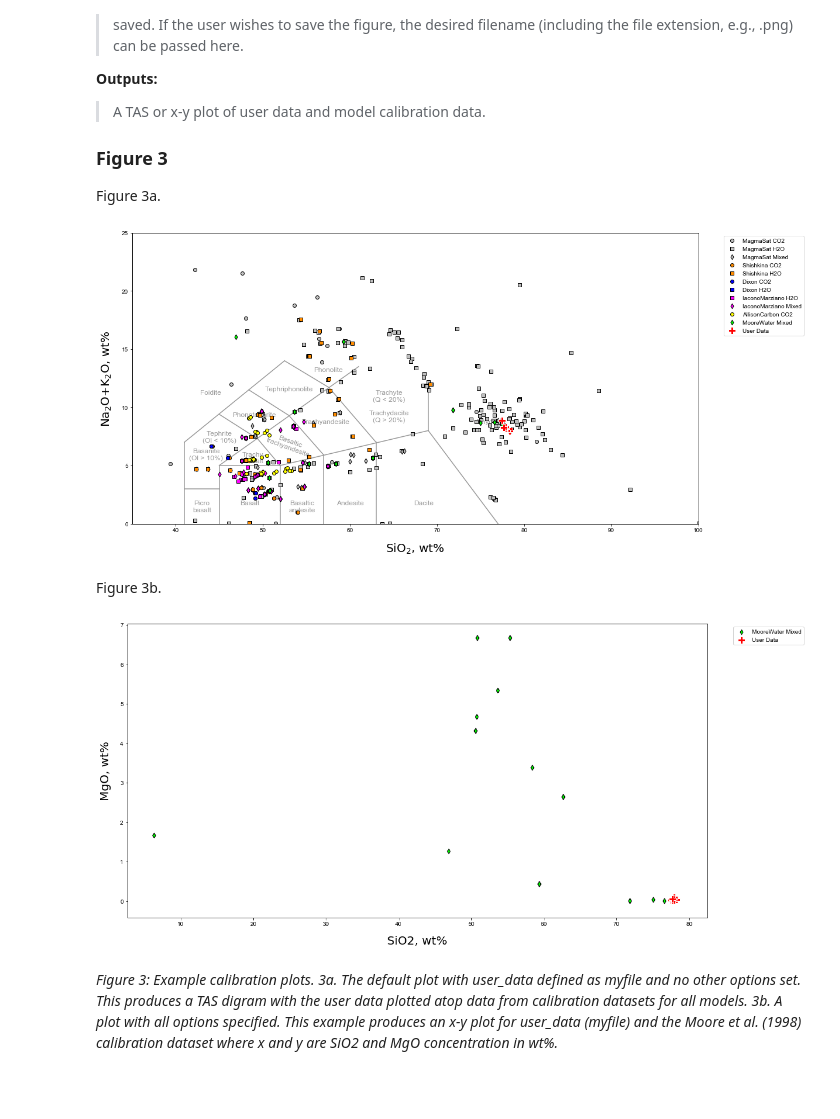
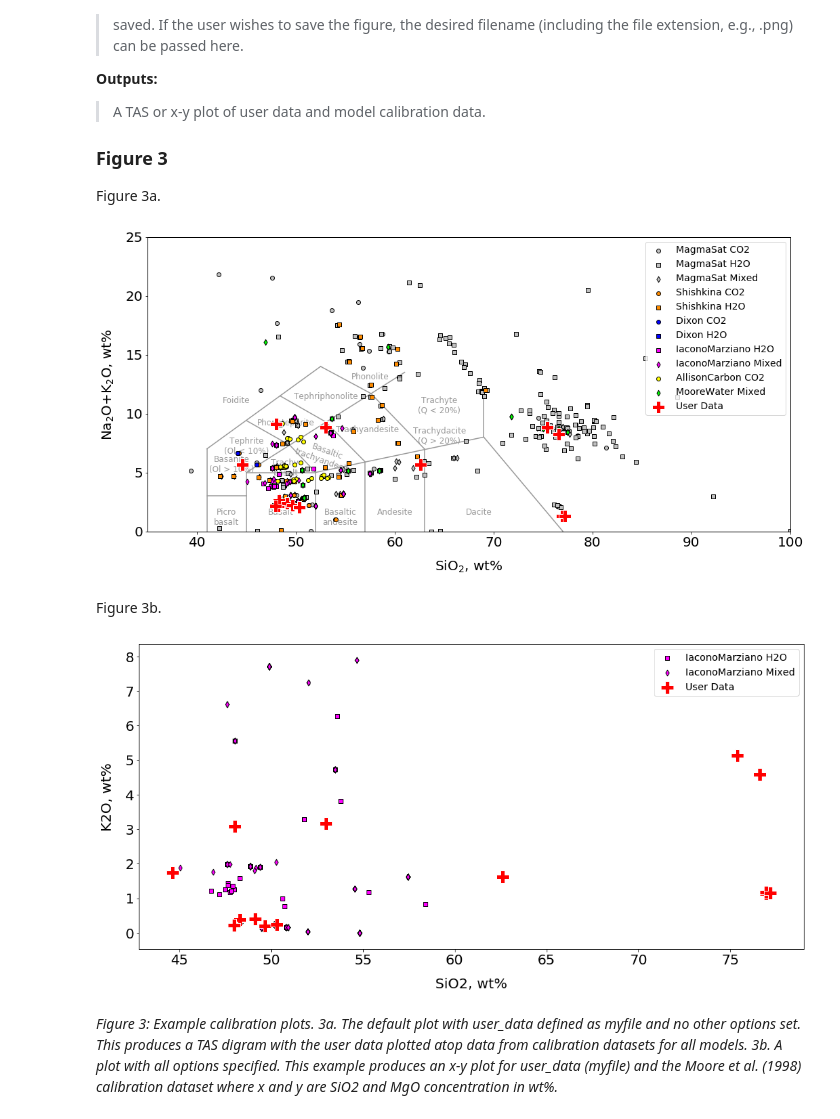
Before and after one commit to kaylai/VESIcal, a Jupyter notebook: manuscript/Manuscript.ipynb, the cells around one changed output. Saved outputs shown, nothing was run; the diff lists cells and outputs as text; code cells hidden in the pictures; blank space fills up the shorter version.

Commit message:
Update example datasets.

```diff
--- a/manuscript/Manuscript.ipynb
+++ b/manuscript/Manuscript.ipynb
@@ -278,7 +264,7 @@ The standard units used by VESIcal are always pressure in bars, temperature in $
 **Outputs:**<br>
 >A special type of python object defined in the VESIcal code known as an ExcelFile object.
 # %%
-myfile = v.ExcelFile('example_data.xlsx', input_type='wtpercent')
+myfile = v.ExcelFile('../testDataSets/example_data.xlsx', input_type='wtpercent')
 
 # A number of example datasets are included and can be imported to this manuscript (TableX).
 # Replace the line of code above with any of the following.
@@ -372,13 +361,13 @@ Figure 3a.
 # %%
 v.calib_plot(user_data=myfile)
 # %% [output]
-[figure, old version]
+[figure, new version]
 # %% [markdown]
 Figure 3b.
 # %%
-v.calib_plot(user_data=myfile, model='MooreWater', plot_type='xy', x='SiO2', y='MgO', save_fig=False)
+v.calib_plot(user_data=myfile, model='IaconoMarziano', plot_type='xy', x='SiO2', y='K2O', save_fig=False)
 # %% [output]
-[figure, old version]
+[figure, new version]
 # %% [markdown]
 *Figure 3: Example calibration plots. 3a. The default plot with user_data defined as myfile and no other options set. This produces a TAS digram with the user data plotted atop data from calibration datasets for all models. 3b. A plot with all options specified. This example produces an x-y plot for user_data (myfile) and the Moore et al. (1998) calibration dataset where x and y are SiO2 and MgO concentration in wt%.*
 # %% [markdown]
```
Also changed, not shown: parts of 37 cells of this notebook, 11 other files.
